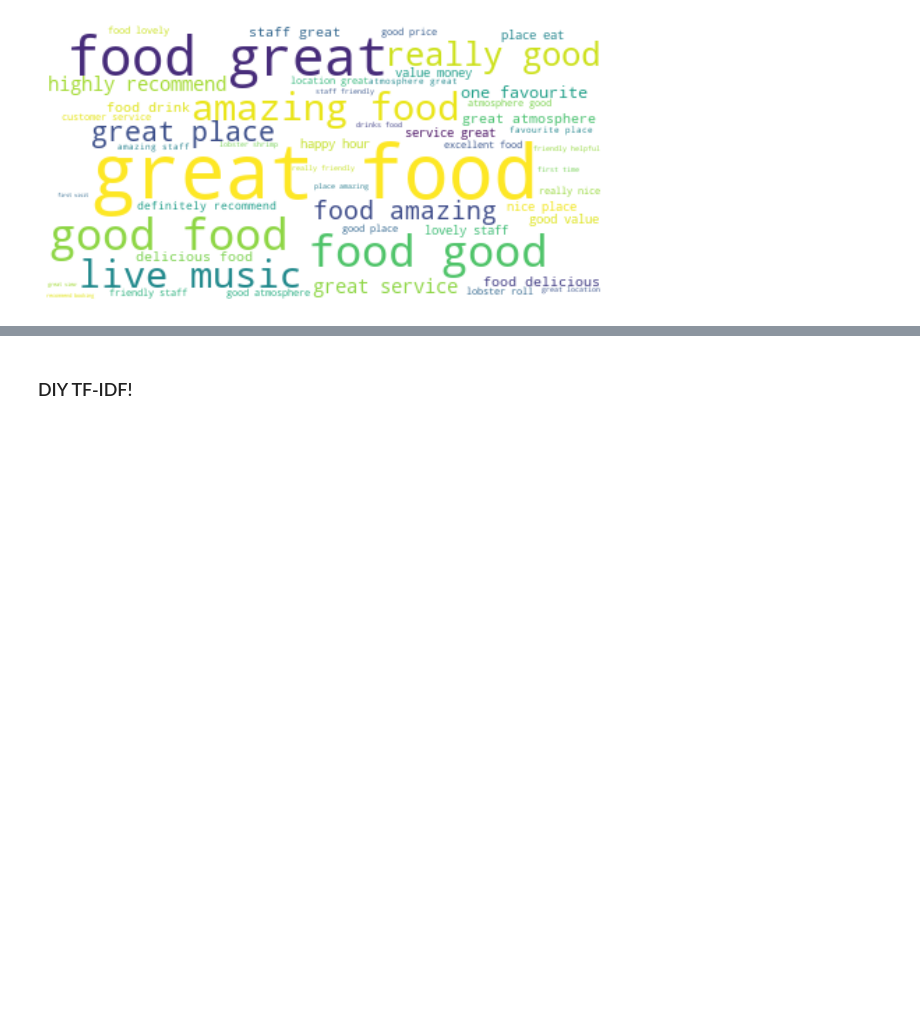
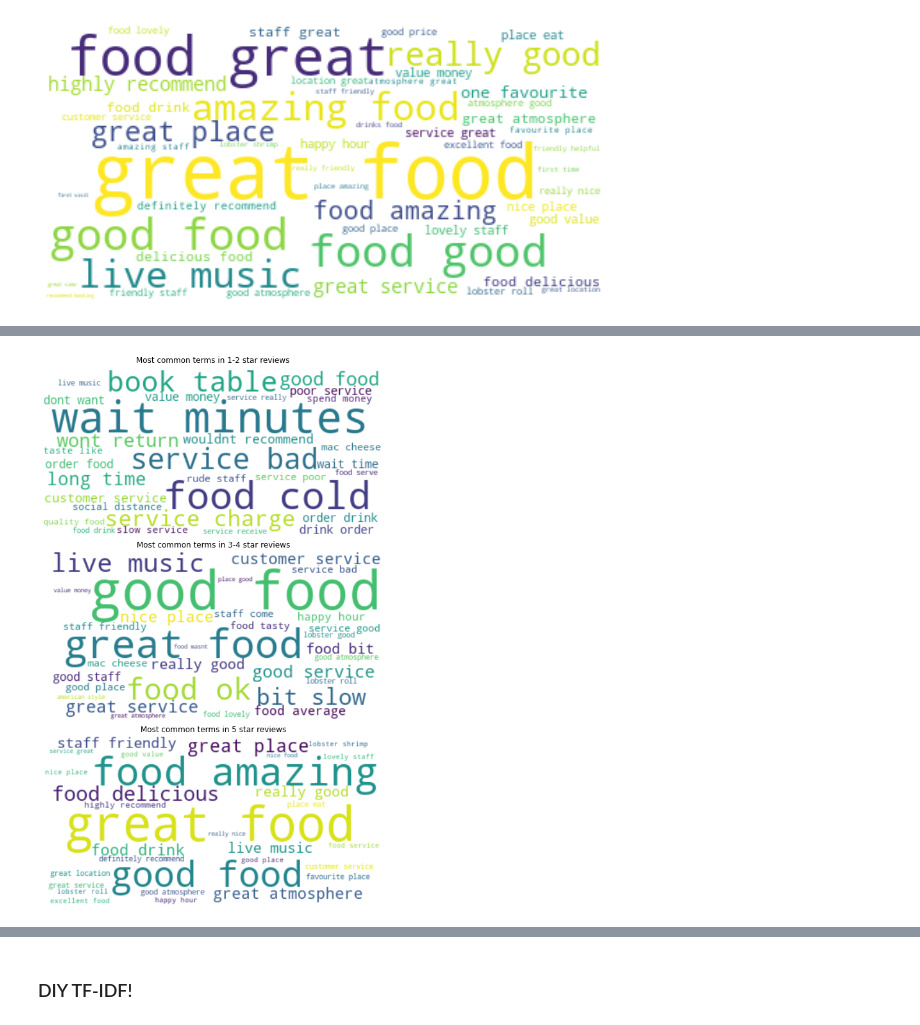
Before and after one commit to jack-cook-repo/reviews-tool, a Jupyter notebook: notebooks/Big Easy CW Reviews (Google cleaned data).ipynb, the cells around one changed output, grey strips where cells are left out. Drawn from its saved outputs; the diff is of its cells as text; code cells hidden in the pictures; blank space fills up the shorter version.

```diff
--- a/notebooks/Big Easy CW Reviews (Google cleaned data).ipynb
+++ b/notebooks/Big Easy CW Reviews (Google cleaned data).ipynb
@@ -180,0 +115,99 @@ plt.axis('off')
+# %%
+fig, axs = plt.subplots(nrows=3, ncols=1, figsize=(12,12),
+                        constrained_layout=True)
+
+
+# Set up word cloud
+wc = WordCloud(prefer_horizontal=1,
+           max_words=100,
+           background_color='white',
+           min_word_length=2,
+           relative_scaling=0.8)
+
+# Set up count vectorizer
+C = CountVectorizer(ngram_range=(2,3),
+                    max_df=0.4,
+                    min_df=5,
+                    binary=True,
+                    stop_words='english')
+
+# Strip 'big easy' and 'canary wharf'
+df_big_easy_clean['review_tfidf'] = [re.sub(r'(big easy|canary wharf)', '', s) for s in df_big_easy_clean['review_clean'].values]
+
+# Get scores
+res = C.fit_transform(df_big_easy_clean['review_tfidf'])
+
+# Set up dataframe
+df_res = pd.DataFrame(data=res.todense(),
+                      columns=C.get_feature_names())
+
+# Get counts by each term
+df_term_counts = pd.DataFrame(data=df_res.T.sum(axis=1).reset_index().values,
+                              columns=['term', 'count'])
+
+# For each bigram, figure out if there's a reverse of it with a higher count
+term_list = list(df_term_counts['term'].values)
+terms_to_reverse = []
+
+for term in term_list:
+    term_rev = ' '.join(reversed(term.split()))
+
+    # Check if reversed term has higher count
+    if term_rev in term_list:
+
+        # Don't bother checking the reverse term once we've checked the first term
+        term_list.remove(term_rev)
+
+        term_count = df_term_counts.query(f'term=="{term}"')['count'].values[0]
+        term_rev_count = df_term_counts.query(f'term=="{term_rev}"')['count'].values[0]
+
+        if term_rev_count >= term_count:
+            terms_to_reverse.append(term)
+
+
+df_res_rev = df_res.copy(deep=True)
+
+# Then, for bigrams to reverse, add the count to it's reverse
+for term in terms_to_reverse:
+    term_rev = ' '.join(reversed(term.split()))
+
+    # Add less frequent term column into frequent one
+    df_res_rev[term_rev] += df_res_rev[term]
+
+# Then, drop columns we don't need
+df_res_rev = df_res_rev.drop(terms_to_reverse, axis=1)
+
+# Now apply tfidf transformer
+T = TfidfTransformer()
+
+# Get scores
+tfidf = T.fit_transform(df_res_rev)
+
+# Set up dataframe
+df_res = pd.DataFrame(data=tfidf.todense(),
+                      columns=df_res_rev.columns)
+
+
+for i in range(3):
+
+    # Get review bucket
+    rev_min, rev_max = review_buckets[i]
+
+    # Filter for certain reviews
+    df_res_filt = df_res[[r <= rev_max and r >= rev_min for r in df_big_easy_clean['reviewRating']]].copy(deep=True)
+    print(df_res_filt.shape)
+
+    # Turn into plottable format
+    df_plot = df_res_filt.T.sum(axis=1).sort_values(ascending=False)[:30]
+
+    wc.generate_from_frequencies(df_plot)
+    axs[i].imshow(wc, interpolation='bilinear')
+
+    if rev_min == rev_max:
+        title_stars = f'{rev_min} star'
+    else:
+        title_stars = f'{rev_min}-{rev_max} star'
+
+    axs[i].set_title(f'Most common terms in {title_stars} reviews')
+    axs[i].axis('off')
+# %% [output]
@@ -180,0 +217 @@ plt.axis('off')
+[figure, added]
```
Also changed, not shown: parts of 17 cells of this notebook, 2 other files.
